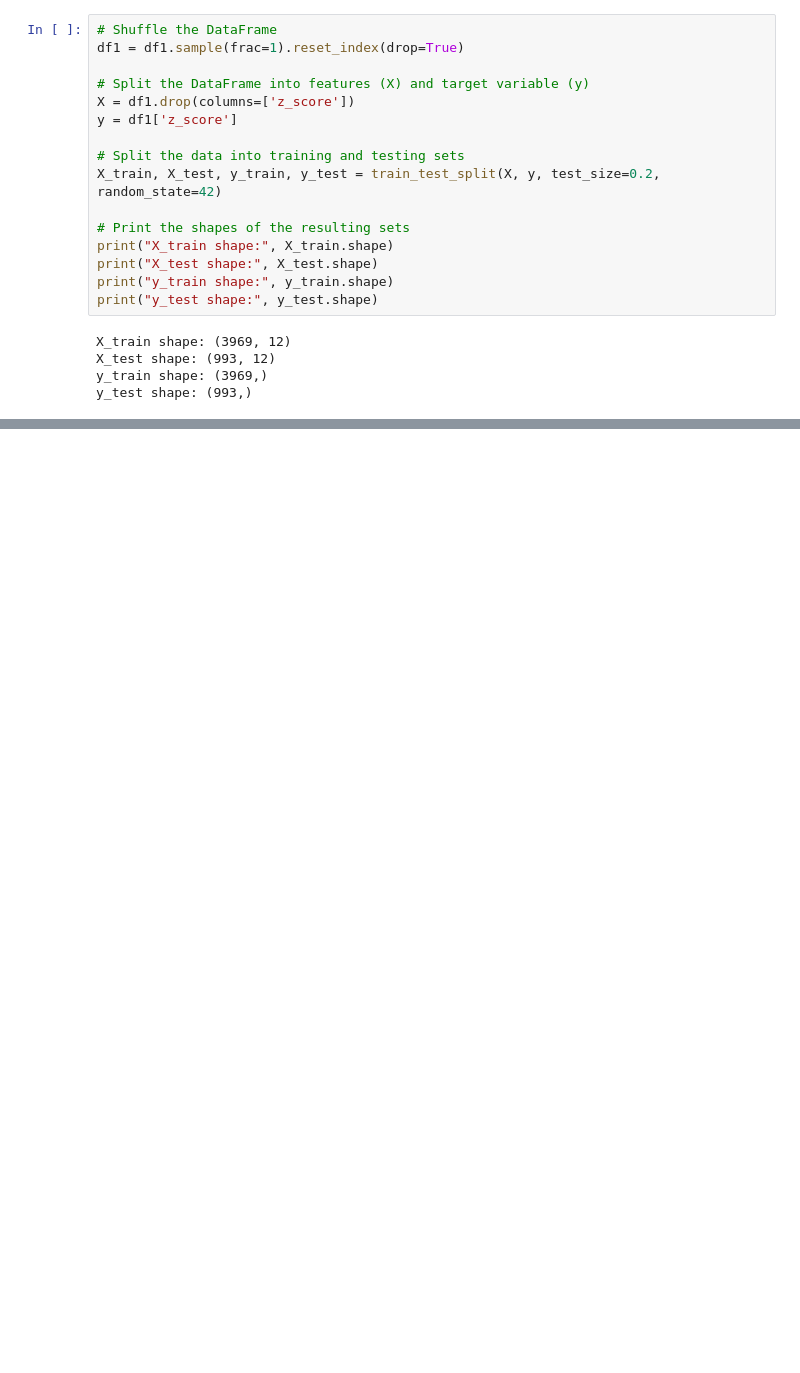
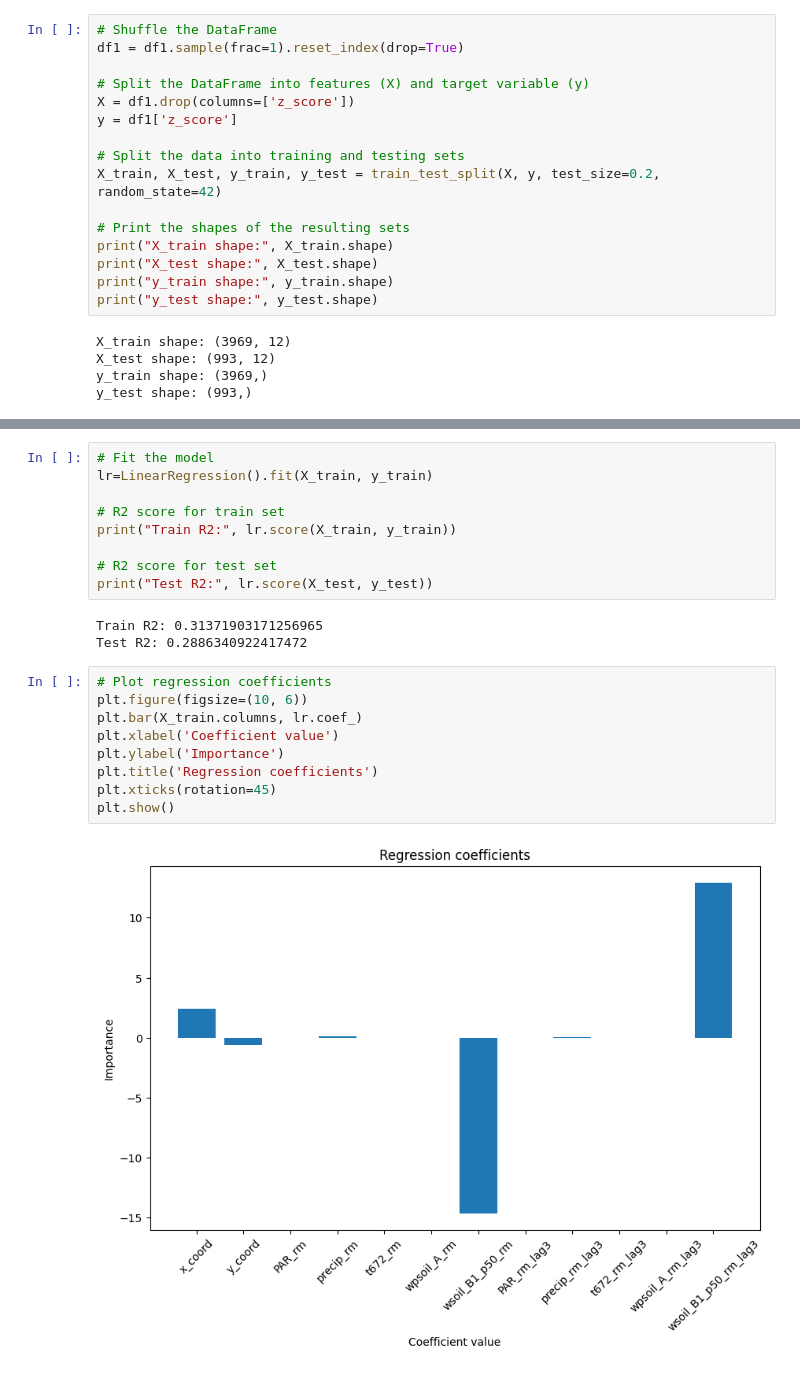
Before and after one commit to ramipiik/Data-Science-Project, a Jupyter notebook: ml.ipynb, the cells around one changed output, grey strips where cells are left out. Cells and saved outputs as stored; diff of their text form; blank space fills up the shorter version.

```diff
--- a/ml.ipynb
+++ b/ml.ipynb
@@ -564,0 +620,23 @@ y_test shape: (993,)
+# %%
+# Fit the model
+lr=LinearRegression().fit(X_train, y_train)
+
+# R2 score for train set
+print("Train R2:", lr.score(X_train, y_train))
+
+# R2 score for test set
+print("Test R2:", lr.score(X_test, y_test))
+# %% [output]
+Train R2: 0.31371903171256965
+Test R2: 0.2886340922417472
+# %%
+# Plot regression coefficients
+plt.figure(figsize=(10, 6))
+plt.bar(X_train.columns, lr.coef_)
+plt.xlabel('Coefficient value')
+plt.ylabel('Importance')
+plt.title('Regression coefficients')
+plt.xticks(rotation=45)
+plt.show()
+# %% [output]
+[figure, added]
```
Also changed, not shown: parts of 10 cells of this notebook.
